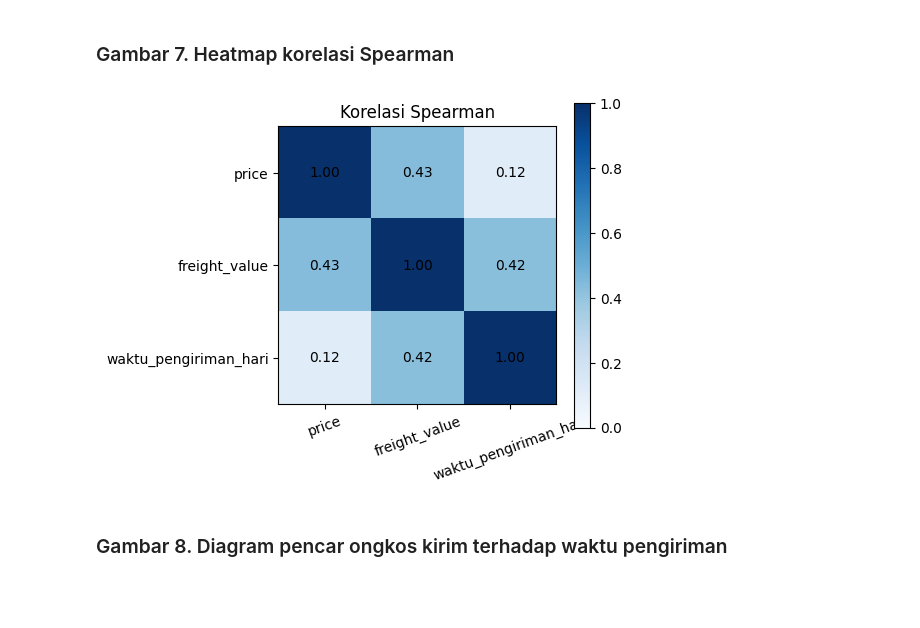
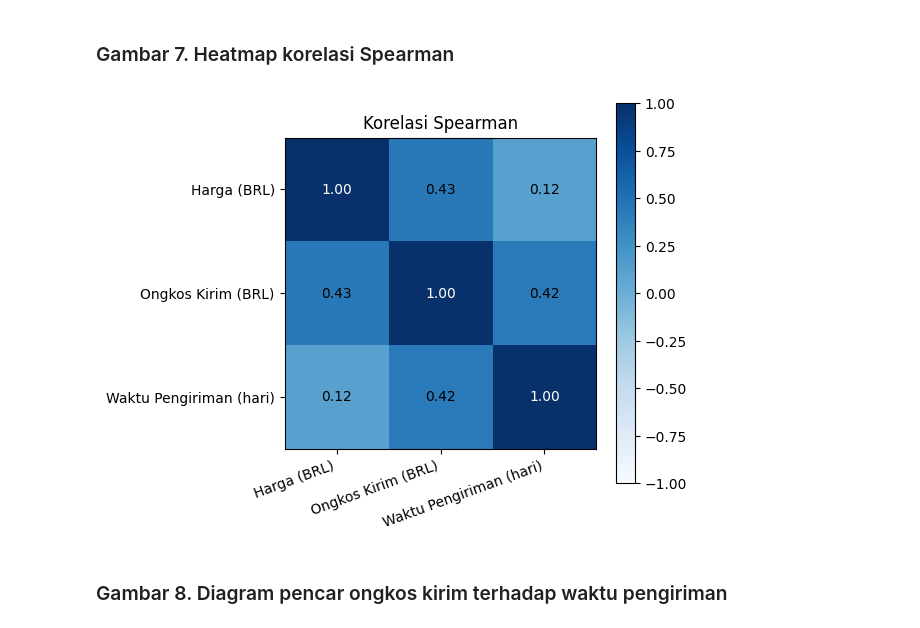
Before and after one commit to kizzy000/Kel02_3TIC_ProjectProbstat, a Jupyter notebook: Codingan_ProbStat_3TIC_02_Olist.ipynb, the cells around one changed output. Saved outputs shown, nothing was run; the diff lists cells and outputs as text; code cells hidden in the pictures; blank space fills up the shorter version.

```diff
--- a/Codingan_ProbStat_3TIC_02_Olist.ipynb
+++ b/Codingan_ProbStat_3TIC_02_Olist.ipynb
@@ -266,11 +312,3 @@ plot_distribusi("waktu_pengiriman_hari")
 ## 6. Statistika Inferensial
 # %% [markdown]
 ### 6.1 Interval kepercayaan 95% untuk rata-rata
-# %%
-ci_rows = []
-for v in VAR:
-    x = df[v]; se = stats.sem(x)
-    lo, hi = stats.t.interval(0.95, len(x)-1, loc=x.mean(), scale=se)
-    ci_rows.append({"Variabel": NAMA[v], "Mean": x.mean(), "SE": se, "CI 95% bawah": lo, "CI 95% atas": hi})
-ci = pd.DataFrame(ci_rows).round(4)
-ci
@@ -298,17 +365,25 @@ korelasi
 ### Gambar 7. Heatmap korelasi Spearman
 # %%
 m = df[VAR].corr(method="spearman")
-fig, ax = plt.subplots(figsize=(5.5, 4.5))
-im = ax.imshow(m, cmap="Blues", vmin=0, vmax=1)
-ax.set_xticks(range(3)); ax.set_xticklabels(VAR, rotation=20); ax.set_yticks(range(3)); ax.set_yticklabels(VAR)
+label = [NAMA[v] for v in VAR]
+
+plt.figure(figsize=(6, 5))
+plt.imshow(m, cmap="Blues", vmin=-1, vmax=1)
+plt.colorbar()
+plt.xticks(range(3), label, rotation=20, ha="right")
+plt.yticks(range(3), label)
+
 for i in range(3):
     for j in range(3):
-        ax.text(j, i, f"{m.iloc[i,j]:.2f}", ha="center", va="center")
-ax.set_title("Korelasi Spearman"); plt.colorbar(im); plt.tight_layout()
+        plt.text(j, i, f"{m.iloc[i, j]:.2f}", ha="center", va="center",
+                 color="white" if m.iloc[i, j] > 0.6 else "black")
+
+plt.title("Korelasi Spearman"); plt.tight_layout()
+os.makedirs("hasil_analisis", exist_ok=True)
 plt.savefig("hasil_analisis/korelasi_heatmap.png", dpi=150)
 plt.show()
 # %% [output]
-[figure, old version]
+[figure, new version]
 # %% [markdown]
 ### Gambar 8. Diagram pencar ongkos kirim terhadap waktu pengiriman
 # %%
```
Also changed, not shown: parts of 16 cells of this notebook.
